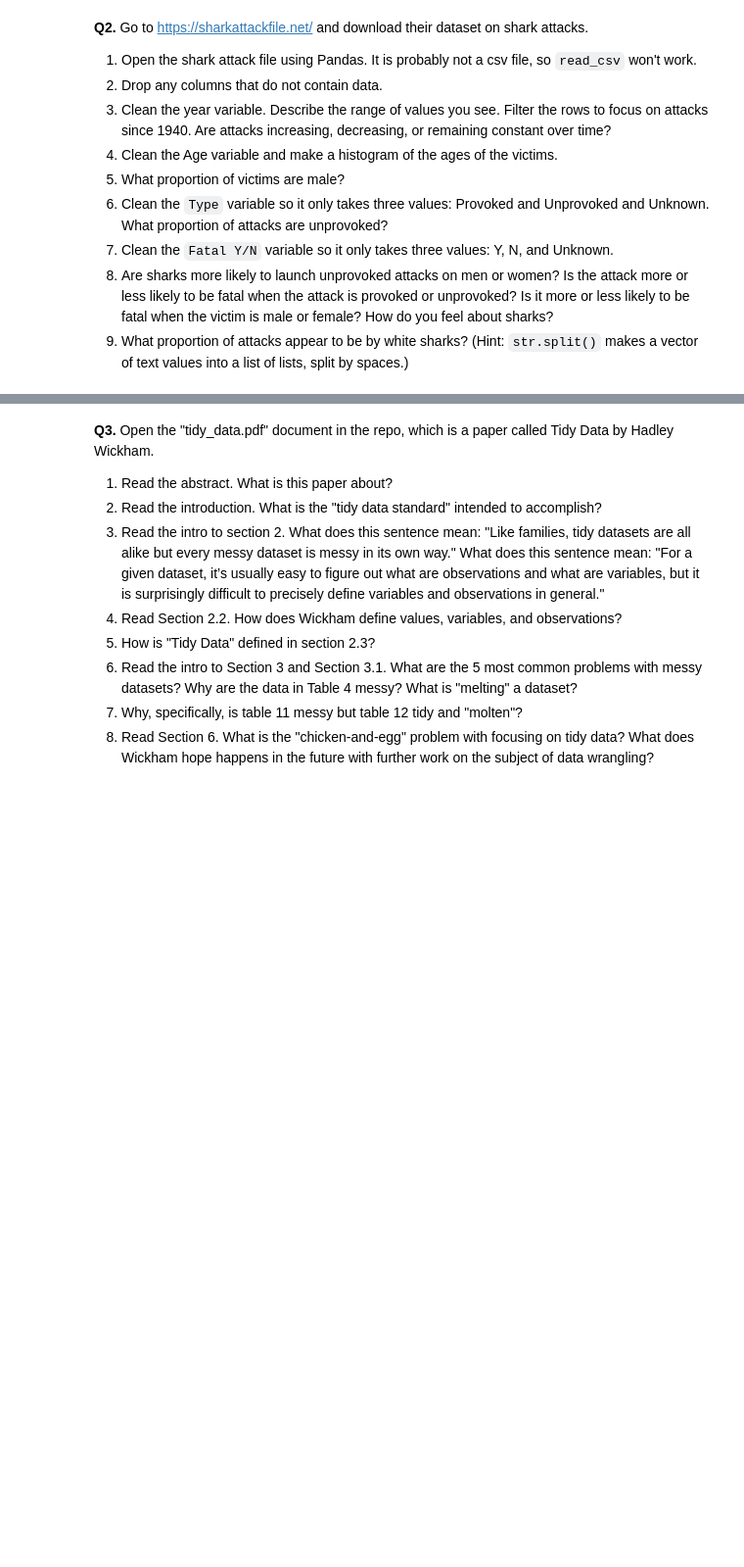
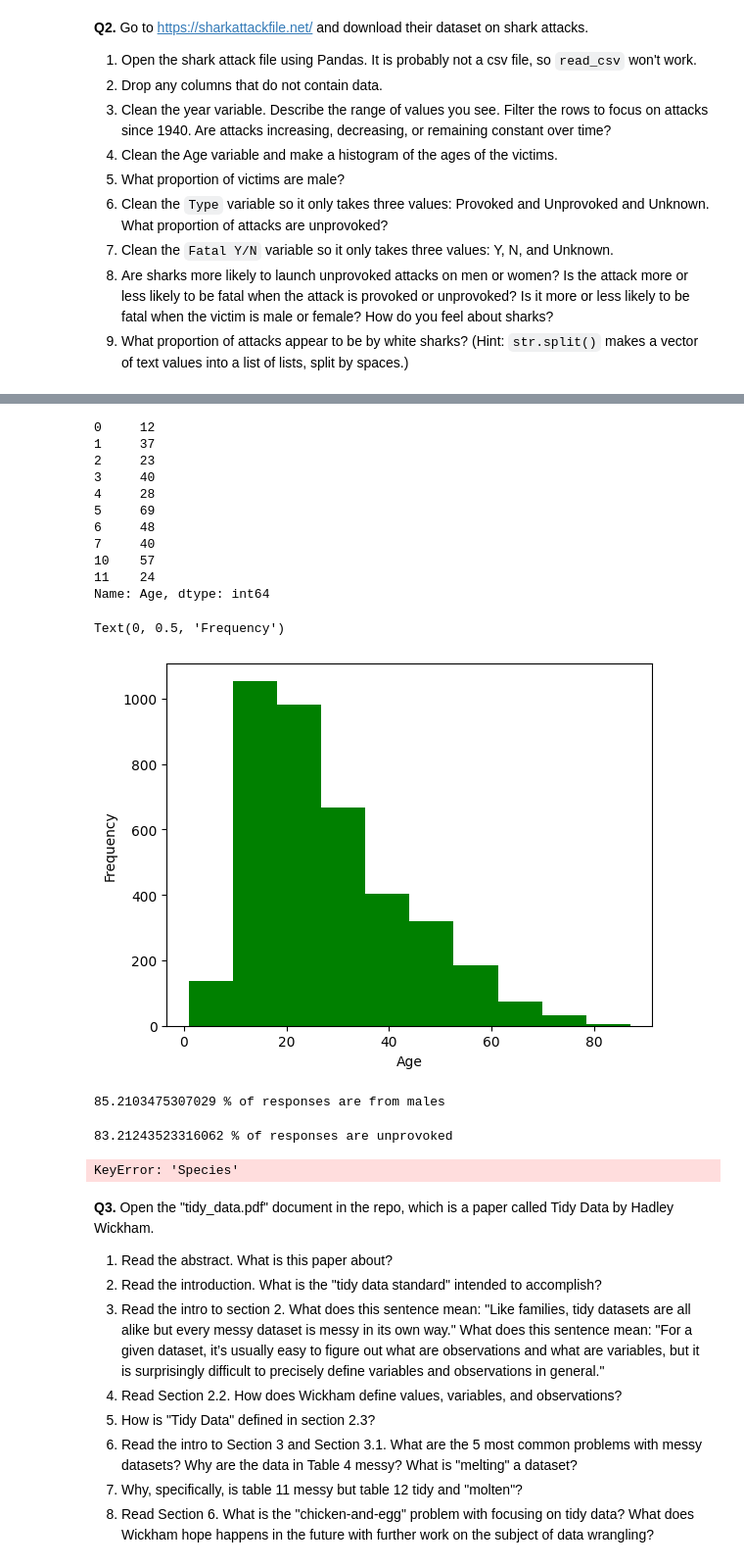
Before and after one commit to teaganabritten/wranglingfork, a Jupyter notebook: assignment/assignment.ipynb, the cells around one changed output, grey strips where cells are left out. Shown: that part at 98% size. Saved outputs shown, nothing was run; the diff lists cells and outputs as text; code cells hidden in the pictures; blank space fills up the shorter version.

```diff
--- a/assignment/assignment.ipynb
+++ b/assignment/assignment.ipynb
@@ -28,0 +86,47 @@ FileNotFoundError: [Errno 2] No such file or directory: 'GSAF5.xls'
+# %%
+sharkdata['Age'].describe()
+import pandas as pd
+sharkdata = pd.read_excel('GSAF5.xls')
+sharkdata['Age'] = pd.to_numeric(sharkdata['Age'], errors='coerce')
+sharkdata.dropna(subset=['Year'], inplace=True)
+sharkdata.dropna(subset=['Age'], inplace=True)
+sharkdata['Age'] = sharkdata['Age'].astype(int)
+print(sharkdata['Age'].head(10))
+
+plt.hist(sharkdata['Age'], color = "green")
+plt.xlabel("Age")
+plt.ylabel("Frequency")
+# %% [output]
+0     12
+1     37
+2     23
+3     40
+4     28
+5     69
+6     48
+7     40
+10    57
+11    24
+Name: Age, dtype: int64
+Text(0, 0.5, 'Frequency')
+[figure, added]
+# %%
+sdsex = sharkdata['Sex']
+sdsex.head(11)
+
+sdsex.describe()
+sdmaleprop = sdsex[sdsex == 'M'].count() / sdsex.count()
+print(sdmaleprop * 100, '% of responses are from males')
+# %% [output]
+85.2103475307029 % of responses are from males
+# %%
+types = ['Provoked','Unprovoked']
+
+sharkdata['Type'] = sharkdata['Type'].apply(lambda x: x if x in types else 'Unknown')
+
+sdtype = sharkdata['Type']
+
+sdunprovoked = sdtype[sdtype == 'Unprovoked'].count() / sdtype.count()
+print(sdunprovoked * 100, '% of responses are unprovoked')
+# %% [output]
+83.21243523316062 % of responses are unprovoked
@@ -29,3 +137,17 @@ FileNotFoundError: [Errno 2] No such file or directory: 'GSAF5.xls'
+# %%
+'''
+sharkdata['Species'] = sharkdata['Species'].fillna('')
+
+white_shark_attacks = sharkdata['Species'].str.lower().str.contains('white shark').sum()
+
+total_attacks = sharkdata.shape[0]
+
+proportion_white_shark_attacks = white_shark_attacks / total_attacks
+
+print(f"Proportion of attacks by white sharks: {proportion_white_shark_attacks:.2%}")
+'''
+# %% [output]
+KeyError: 'Species'
 # %% [markdown]
 **Q3.** Open the "tidy_data.pdf" document in the repo, which is a paper called Tidy Data by Hadley Wickham.
 
```
Also changed, not shown: parts of 6 cells of this notebook, 1 other file.
